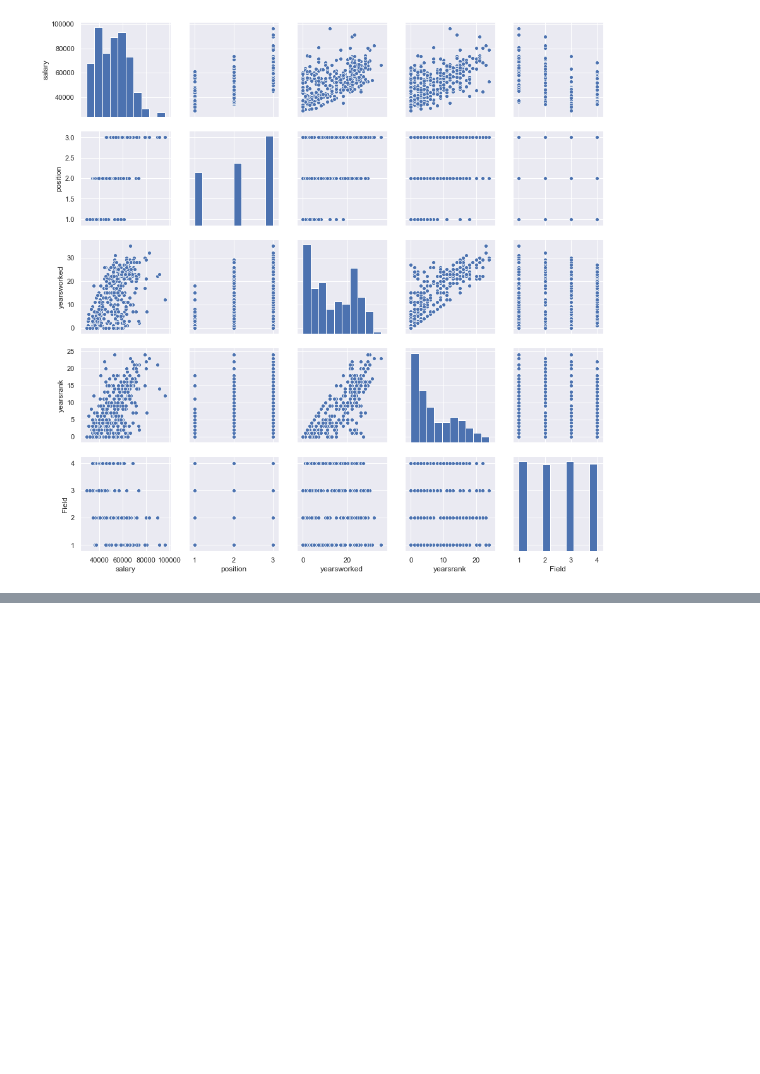
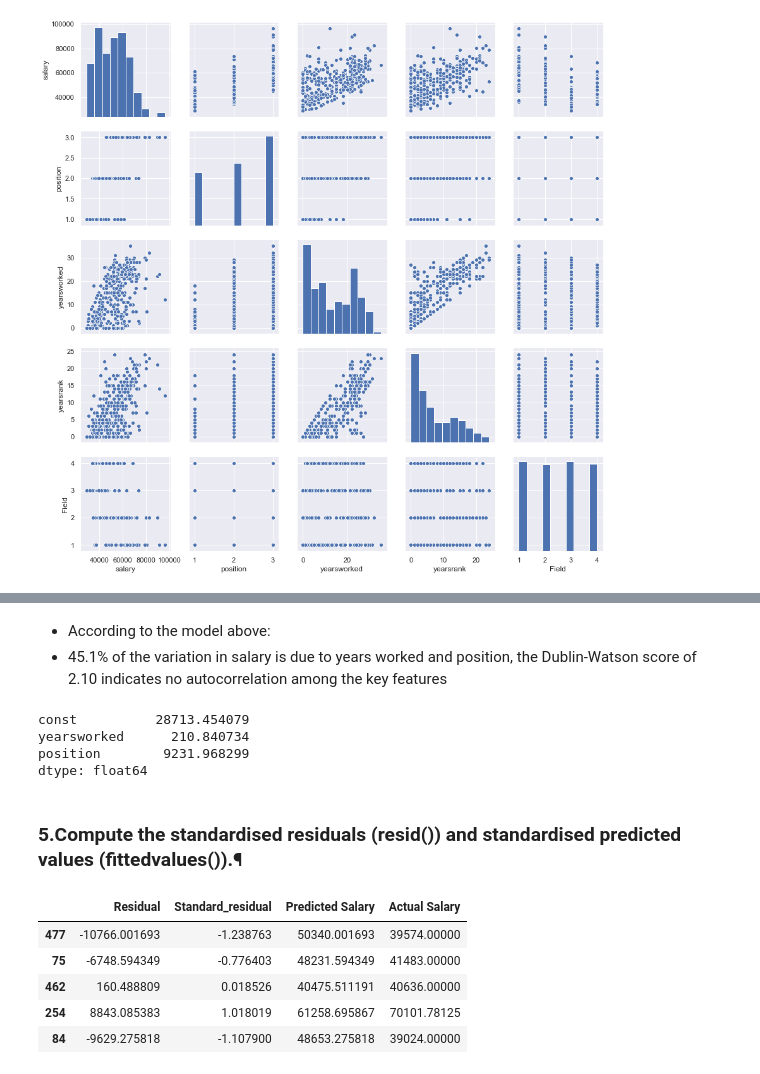
Before and after one commit to jbmasemza/multivariate_linear_regression, a Jupyter notebook: multivariate_linear_regression.ipynb, the cells around one changed output, grey strips where cells are left out. Saved outputs shown, nothing was run; the diff lists cells and outputs as text; code cells hidden in the pictures; blank space fills up the shorter version.

```diff
--- a/multivariate_linear_regression.ipynb
+++ b/multivariate_linear_regression.ipynb
@@ -145,0 +193,12 @@ salary.head()
+# %% [markdown]
+- According to the model above:
+- 45.1% of the variation in salary is due to years worked and position, the Dublin-Watson score of 2.10 indicates no autocorrelation among the key features
+# %%
+model.params
+# %% [output]
+const          28713.454079
+yearsworked      210.840734
+position        9231.968299
+dtype: float64
+# %% [markdown]
+### 5.Compute the standardised residuals (resid()) and standardised predicted values (fittedvalues()).¶
@@ -145,0 +213,17 @@ salary.head()
+# %%
+
+#Representing residuals and fitted values in a table
+
+residuals_fitted = {'Residual': residual, 'Standard_residual':studentized_residuals, 'Predicted Salary': results, 'Actual Salary' :train_y}
+
+
+residuals_fitted = pd.DataFrame(residuals_fitted)
+
+residuals_fitted.head()
+# %% [output]
+|  | Residual | Standard_residual | Predicted Salary | Actual Salary |
+| 477 | -10766.001693 | -1.238763 | 50340.001693 | 39574.00000 |
+| 75 | -6748.594349 | -0.776403 | 48231.594349 | 41483.00000 |
+| 462 | 160.488809 | 0.018526 | 40475.511191 | 40636.00000 |
+| 254 | 8843.085383 | 1.018019 | 61258.695867 | 70101.78125 |
+| 84 | -9629.275818 | -1.107900 | 48653.275818 | 39024.00000 |
```
Also changed, not shown: parts of 27 cells of this notebook.
